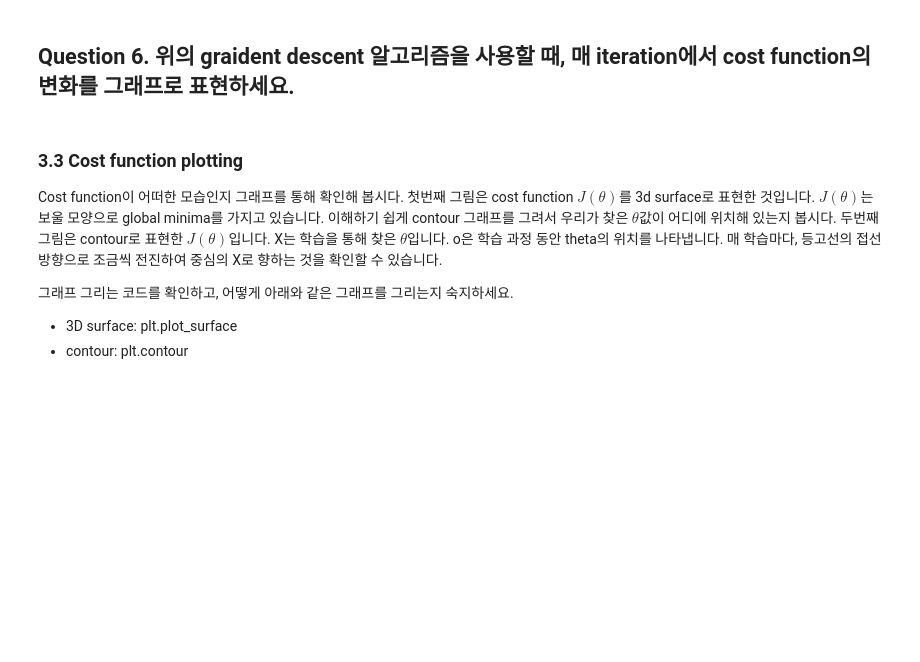
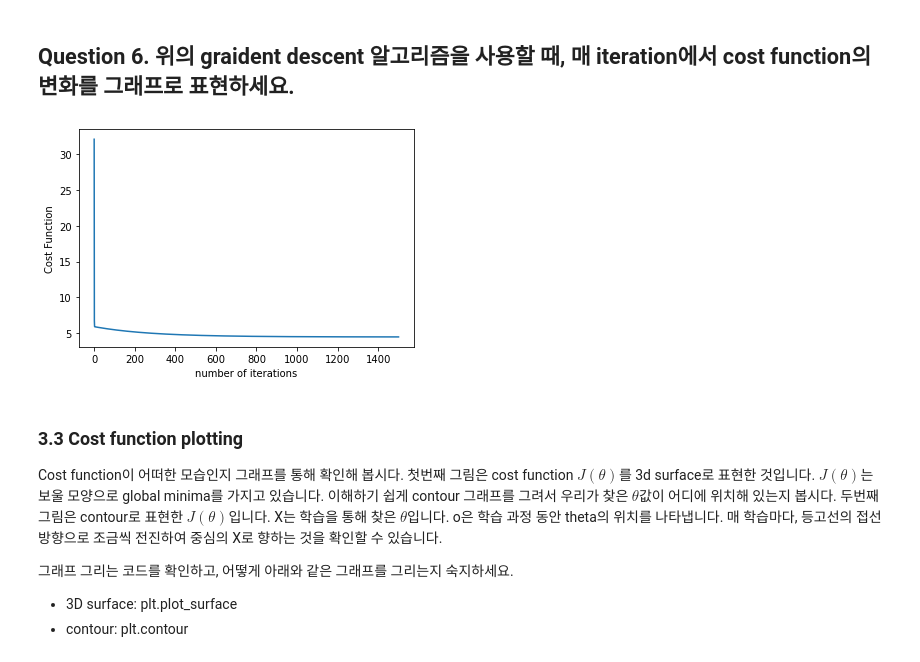
Before and after one commit to yyjun96/2021fall_ece109_hw4-yyjun96, a Jupyter notebook: linear_regression.ipynb, the cells around one changed output. Saved outputs shown, nothing was run; the diff lists cells and outputs as text; code cells hidden in the pictures; blank space fills up the shorter version.

```diff
--- a/linear_regression.ipynb
+++ b/linear_regression.ipynb
@@ -175,6 +183,8 @@ $$J(\theta) = {1 \over 2m} \sum_{i=1}^m(H_\theta(x^{(i)}) - y^{(i)})^2$$
 def cost_function(theta, x, y):
     # Implement cost function
     # You need to return 'scalar value' as result, not array e.g.) 123
+    #x.shape[0]=입력데이터의 개수
+    cost=(1/(x.shape[0]*2))*np.sum((np.dot(x,theta)-y)**2)
     return cost
 # %% [markdown]
 ### 3.2 Gradient Descent
@@ -214,3 +234,20 @@ print('Expected theta [-3.6303, 1.1664]')'
+# %%
+# Put code to draw the above figure
+niter=1500
+theta=np.zeros((2,1))
+cost_q6=np.zeros((niter+1,1))
+cost_q6[0]=cost_function(theta,X,y)
+
+for i in range(niter):
+    theta=update_func(theta,X,y,alpha=0.01)
+    cost_q6[i+1]=cost_function(theta,X,y)
+
+plt.plot(cost_q6)
+plt.xlabel('number of iterations')
+plt.ylabel('Cost Function')
+plt.show()
+# %% [output]
+[figure, added]
 # %% [markdown]
 ### 3.3 Cost function plotting
 
```
Also changed, not shown: parts of 19 cells of this notebook.
